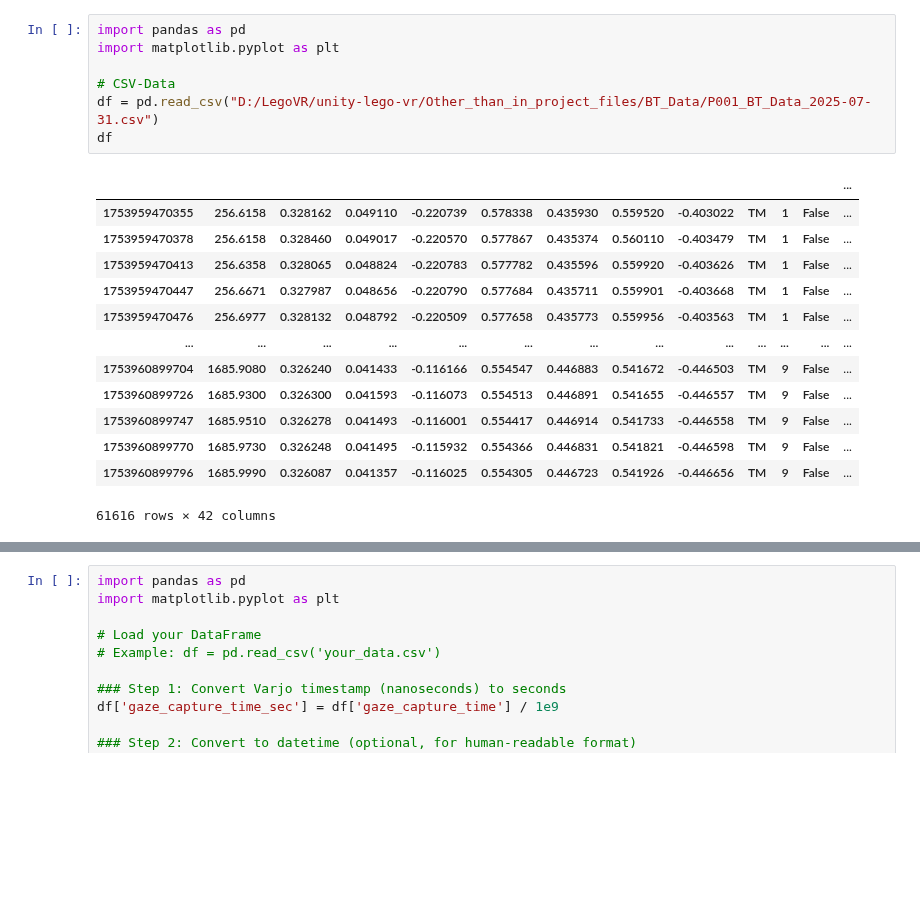
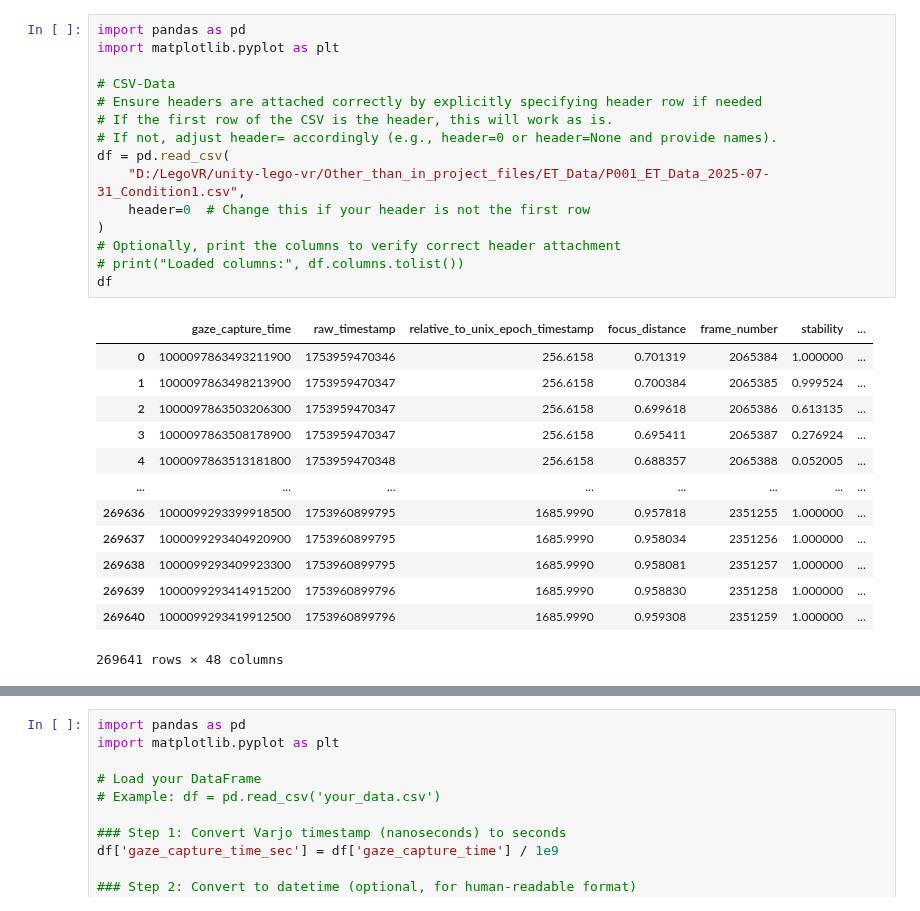
Before and after one commit to JohnMadrid/lego-vr-analysis, a Jupyter notebook: 1_data_analysis_sample_Condition1.ipynb, the cells around one changed output, grey strips where cells are left out. Drawn from its saved outputs; the diff is of its cells as text; blank space fills up the shorter version.

```diff
--- a/1_data_analysis_sample_Condition1.ipynb
+++ b/1_data_analysis_sample_Condition1.ipynb
@@ -1,24 +1,32 @@
 # %%
 import pandas as pd
 import matplotlib.pyplot as plt
 
 # CSV-Data
-df = pd.read_csv("D:/LegoVR/unity-lego-vr/Other_than_in_project_files/BT_Data/P001_BT_Data_2025-07-31.csv")
+# Ensure headers are attached correctly by explicitly specifying header row if needed
+# If the first row of the CSV is the header, this will work as is.
+# If not, adjust header= accordingly (e.g., header=0 or header=None and provide names).
+df = pd.read_csv(
+    "D:/LegoVR/unity-lego-vr/Other_than_in_project_files/ET_Data/P001_ET_Data_2025-07-31_Condition1.csv",
+    header=0  # Change this if your header is not the first row
+)
+# Optionally, print the columns to verify correct header attachment
+# print("Loaded columns:", df.columns.tolist())
 df
 # %% [output]
-|  |  |  |  |  |  |  |  |  |  |  |  | ... |
-| 1753959470355 | 256.6158 | 0.328162 | 0.049110 | -0.220739 | 0.578338 | 0.435930 | 0.559520 | -0.403022 | TM | 1 | False | ... |
-| 1753959470378 | 256.6158 | 0.328460 | 0.049017 | -0.220570 | 0.577867 | 0.435374 | 0.560110 | -0.403479 | TM | 1 | False | ... |
-| 1753959470413 | 256.6358 | 0.328065 | 0.048824 | -0.220783 | 0.577782 | 0.435596 | 0.559920 | -0.403626 | TM | 1 | False | ... |
-| 1753959470447 | 256.6671 | 0.327987 | 0.048656 | -0.220790 | 0.577684 | 0.435711 | 0.559901 | -0.403668 | TM | 1 | False | ... |
-| 1753959470476 | 256.6977 | 0.328132 | 0.048792 | -0.220509 | 0.577658 | 0.435773 | 0.559956 | -0.403563 | TM | 1 | False | ... |
-| ... | ... | ... | ... | ... | ... | ... | ... | ... | ... | ... | ... | ... |
-| 1753960899704 | 1685.9080 | 0.326240 | 0.041433 | -0.116166 | 0.554547 | 0.446883 | 0.541672 | -0.446503 | TM | 9 | False | ... |
-| 1753960899726 | 1685.9300 | 0.326300 | 0.041593 | -0.116073 | 0.554513 | 0.446891 | 0.541655 | -0.446557 | TM | 9 | False | ... |
-| 1753960899747 | 1685.9510 | 0.326278 | 0.041493 | -0.116001 | 0.554417 | 0.446914 | 0.541733 | -0.446558 | TM | 9 | False | ... |
-| 1753960899770 | 1685.9730 | 0.326248 | 0.041495 | -0.115932 | 0.554366 | 0.446831 | 0.541821 | -0.446598 | TM | 9 | False | ... |
-| 1753960899796 | 1685.9990 | 0.326087 | 0.041357 | -0.116025 | 0.554305 | 0.446723 | 0.541926 | -0.446656 | TM | 9 | False | ... |
+|  | gaze_capture_time | raw_timestamp | relative_to_unix_epoch_timestamp | focus_distance | frame_number | stability | ... |
+| 0 | 1000097863493211900 | 1753959470346 | 256.6158 | 0.701319 | 2065384 | 1.000000 | ... |
+| 1 | 1000097863498213900 | 1753959470347 | 256.6158 | 0.700384 | 2065385 | 0.999524 | ... |
+| 2 | 1000097863503206300 | 1753959470347 | 256.6158 | 0.699618 | 2065386 | 0.613135 | ... |
+| 3 | 1000097863508178900 | 1753959470347 | 256.6158 | 0.695411 | 2065387 | 0.276924 | ... |
+| 4 | 1000097863513181800 | 1753959470348 | 256.6158 | 0.688357 | 2065388 | 0.052005 | ... |
+| ... | ... | ... | ... | ... | ... | ... | ... |
+| 269636 | 1000099293399918500 | 1753960899795 | 1685.9990 | 0.957818 | 2351255 | 1.000000 | ... |
+| 269637 | 1000099293404920900 | 1753960899795 | 1685.9990 | 0.958034 | 2351256 | 1.000000 | ... |
+| 269638 | 1000099293409923300 | 1753960899795 | 1685.9990 | 0.958081 | 2351257 | 1.000000 | ... |
+| 269639 | 1000099293414915200 | 1753960899796 | 1685.9990 | 0.958830 | 2351258 | 1.000000 | ... |
+| 269640 | 1000099293419912500 | 1753960899796 | 1685.9990 | 0.959308 | 2351259 | 1.000000 | ... |
-61616 rows × 42 columns
+269641 rows × 48 columns
 # %%
 df.columns
 # %% [output]
```
Also changed, not shown: parts of 3 cells of this notebook, 3 other files.
